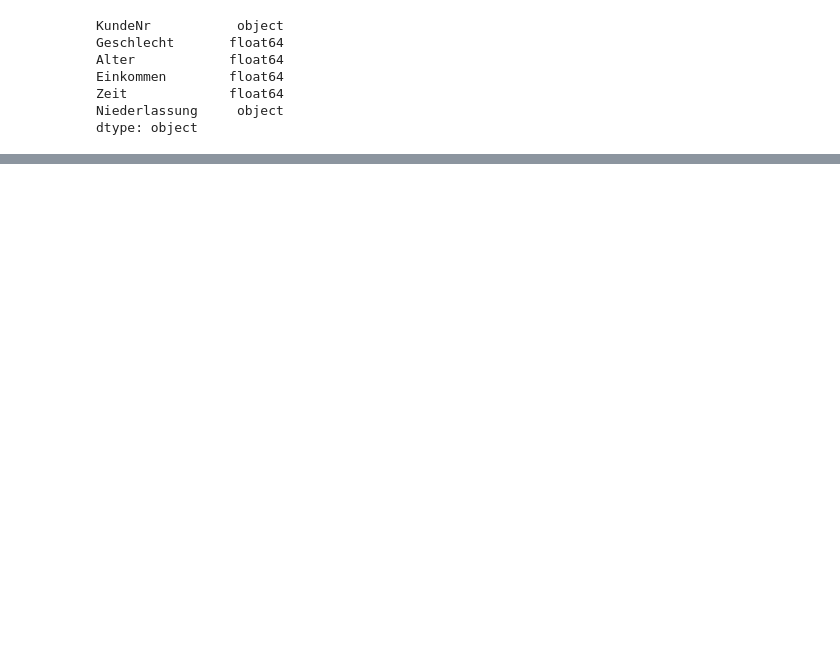
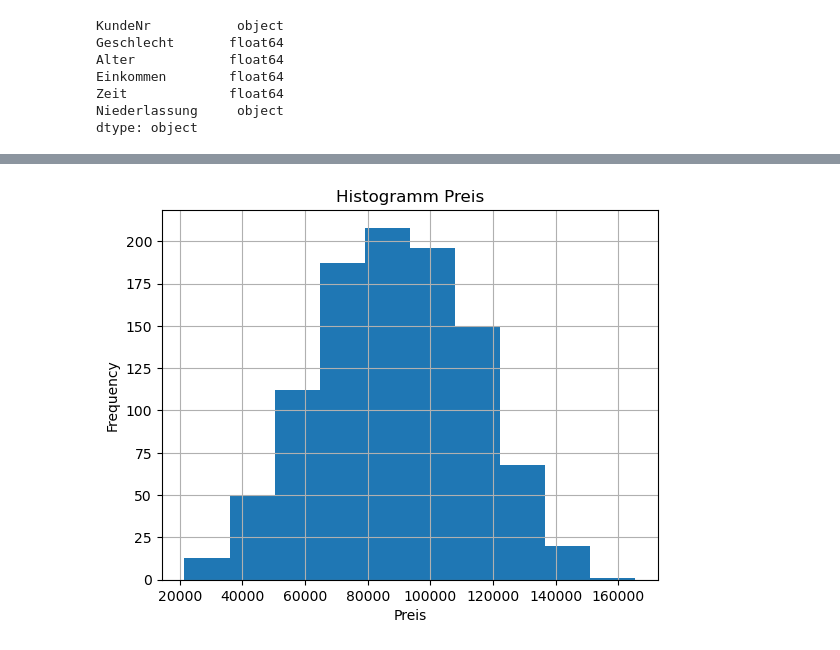
Before and after one commit to FastResearch/final_projectSS2024_Group3, a Jupyter notebook: tables_ges.ipynb, the cells around one changed output, grey strips where cells are left out. Saved outputs shown, nothing was run; the diff lists cells and outputs as text; code cells hidden in the pictures; blank space fills up the shorter version.

```diff
--- a/tables_ges.ipynb
+++ b/tables_ges.ipynb
@@ -491,0 +583,8 @@ dtype: object
+# %%
+customer_geo_retype['Preis'].hist()
+plt.xlabel('Preis')
+plt.ylabel('Frequency')
+plt.title('Histogramm Preis')
+plt.show()
+# %% [output]
+[figure, added]
```
Also changed, not shown: parts of 9 cells of this notebook.
